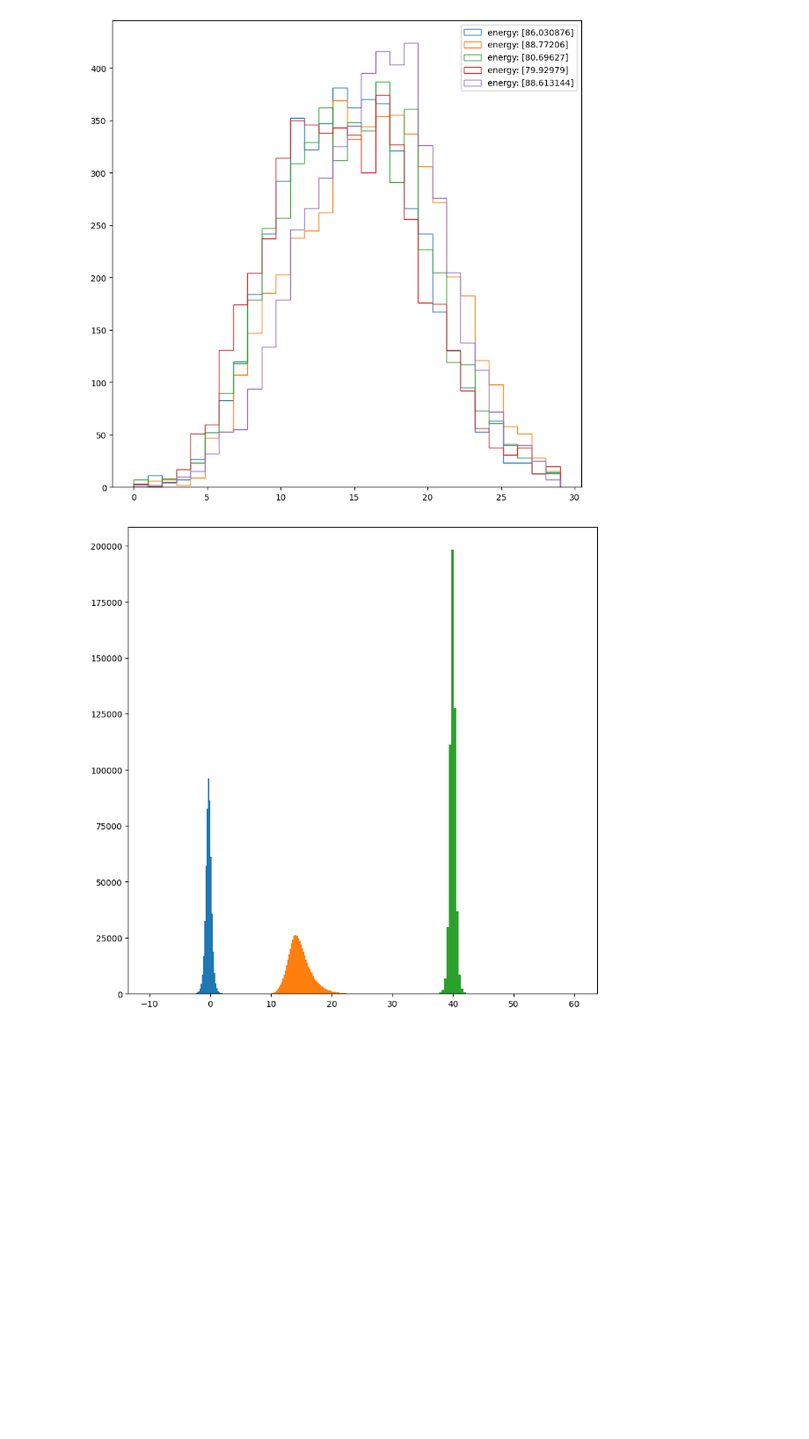
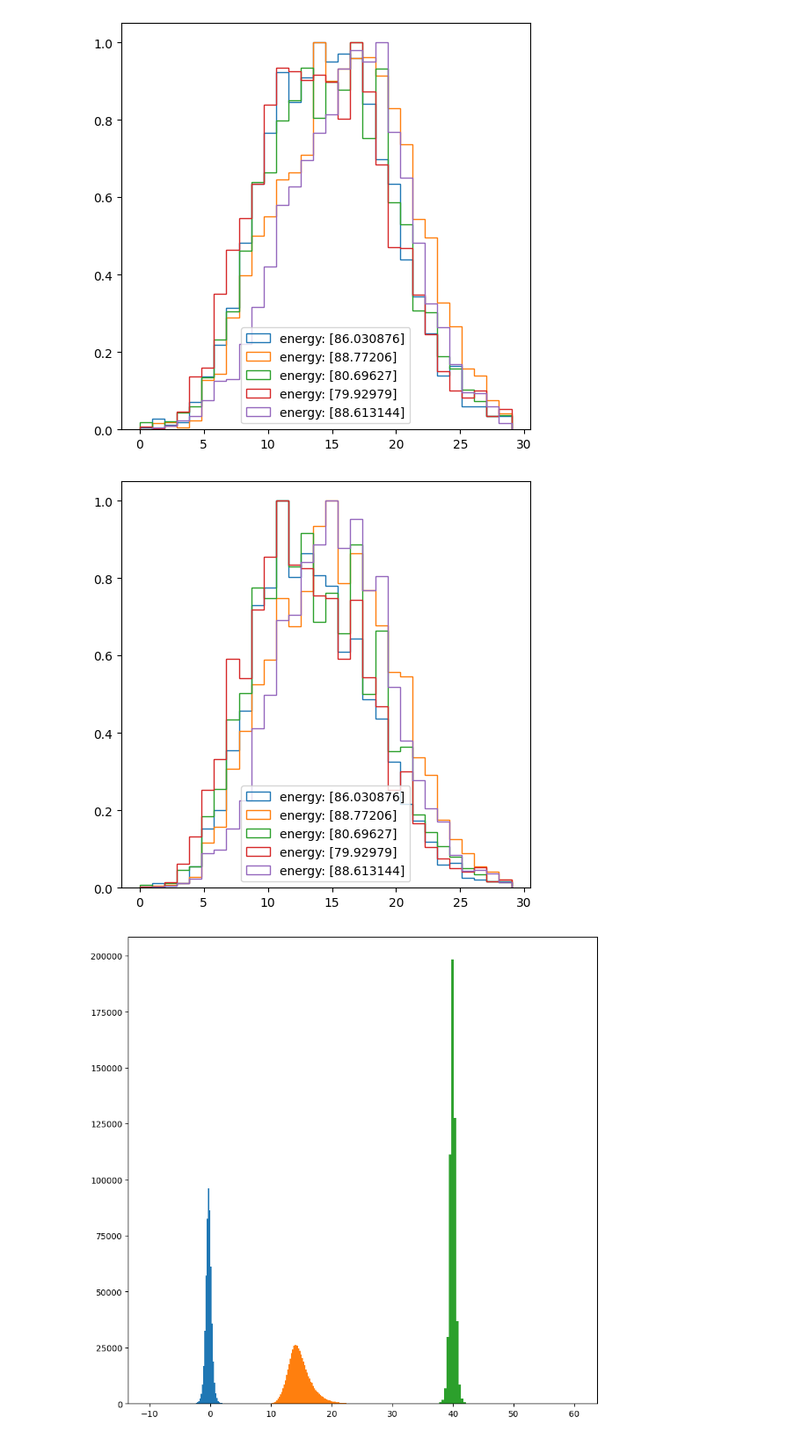
Before and after one commit to FLC-QU-hep/CaloClouds-3, a Jupyter notebook: ShowerFlow.ipynb, the cells around one changed output. Shown: that part at 88% size. Cells and saved outputs as stored; diff of their text form; code cells hidden in the pictures; blank space fills up the shorter version.

Commit message:
updated shower flow with energy per layer

```diff
--- a/ShowerFlow.ipynb
+++ b/ShowerFlow.ipynb
@@ -186,11 +195,32 @@ clusters_per_layer = np.moveaxis(clusters_per_layer, 0, -1)
+# %%
+outdir = '/beegfs/desy/user/buhmae/6_PointCloudDiffusion/dataset/tmp/'
+
+# save
+# np.save(outdir+'clusters_per_layer.npy', clusters_per_layer)
+# np.save(outdir+'e_per_layer.npy', e_per_layer)
+
+# load
+clusters_per_layer = np.load(outdir+'clusters_per_layer.npy')
+e_per_layer = np.load(outdir+'e_per_layer.npy')
+# %%
+# normalize cluster and energy per layer to [0,1]
+clusters_per_layer = clusters_per_layer / clusters_per_layer.max(axis=1).reshape(len(clusters_per_layer), 1)
+e_per_layer = e_per_layer / e_per_layer.max(axis=1).reshape(len(e_per_layer), 1)
 # %%
-plt.figure(figsize=(10,10))
+plt.figure(figsize=(6,6))
 for i in range(500000, 500005):
     plt.hist(np.arange(30), weights=clusters_per_layer[i, :], label=f'energy: {energy[i]}', histtype='step', bins=30)
 plt.legend()
 plt.show()
+
+plt.figure(figsize=(6,6))
+for i in range(500000, 500000+5):
+    plt.hist(np.arange(30), weights=e_per_layer[i, :], label=f'energy: {energy[i]}', histtype='step', bins=30)
+plt.legend()
+plt.show()
 # %% [output]
-[figure, old version]
+[figure, new version]
+[figure, added]
 # %%
 # center of gravity
 
```
Also changed, not shown: parts of 12 cells of this notebook.
